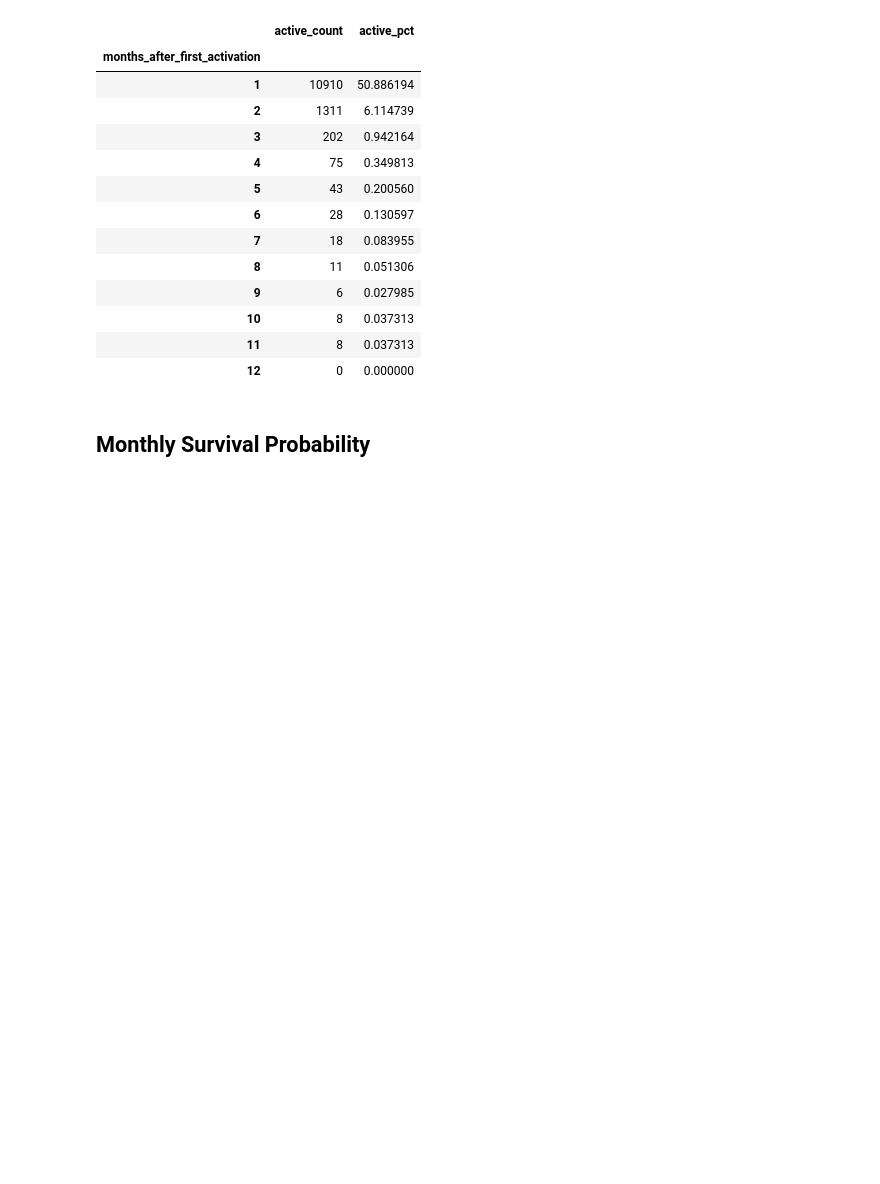
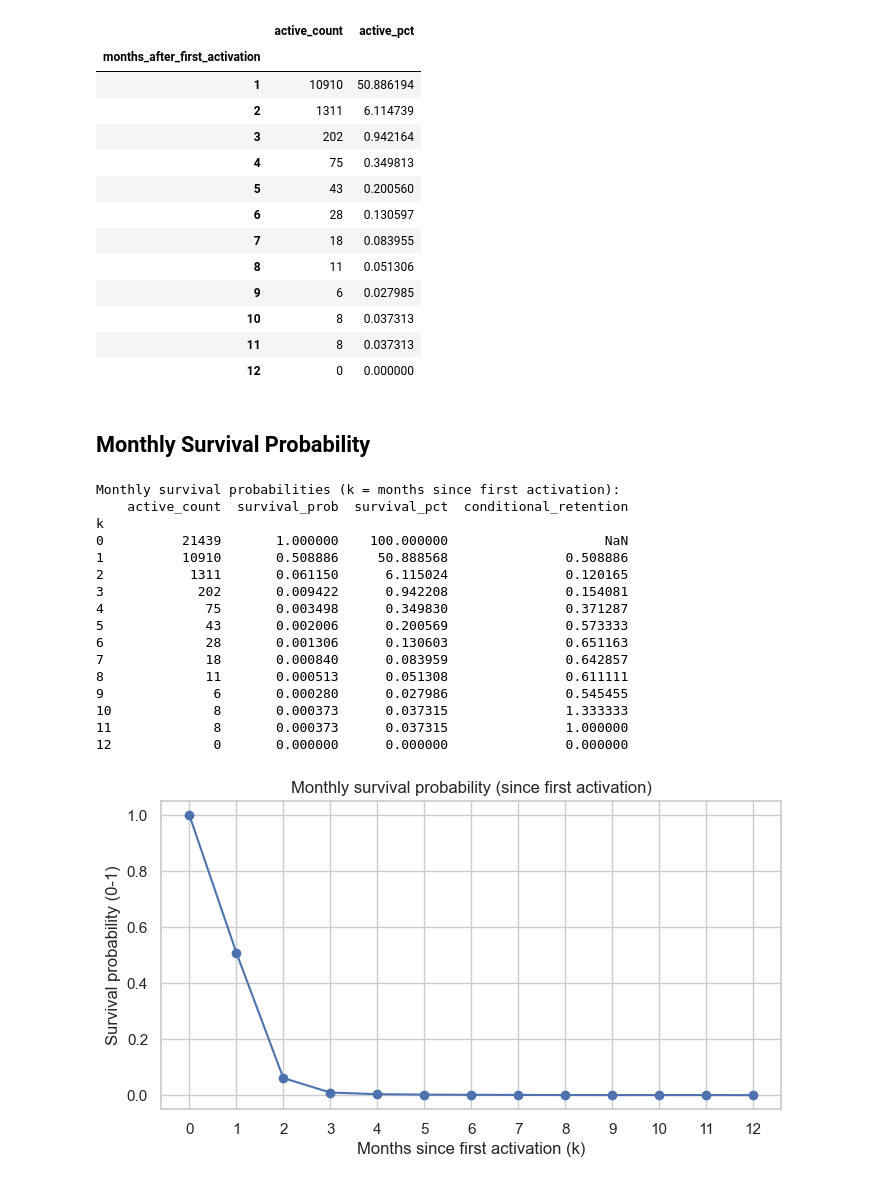
Before and after one commit to giacomomaggiore/netflix-marketing-project, a Jupyter notebook: analysis.ipynb, the cells around one changed output. Cells and saved outputs as stored; diff of their text form; code cells hidden in the pictures; blank space fills up the shorter version.

Commit message:
survival prov

```diff
--- a/analysis.ipynb
+++ b/analysis.ipynb
@@ -401,4 +401,70 @@ Percent of users active after k months since first activation:
 # %% [markdown]
 ## Monthly Survival Probability
 # %%
-#monthly Survival Probability
+# Monthly survival probabilities (k = 0..12) since first activation
+import numpy as np
+import matplotlib.pyplot as plt
+
+# Binary active table: active = content >= 1
+df_active = data.copy()
+df_active['active'] = (df_active['content'].fillna(0) >= 1).astype(int)
+df_active = df_active[df_active['active'] == 1][['user','period']].drop_duplicates()
+
+# First active period per user
+first_active = df_active.groupby('user')['period'].min()
+users = first_active.index.to_numpy()
+n_users = len(users)
+
+rows = []
+for k in range(0, 13):
+    # target period per user (Period + int aggiunge mesi correttamente e gestisce cambio anno)
+    target_periods = (first_active + k).reindex(users)
+    left = pd.DataFrame({'user': users, 'target_period': target_periods.values})
+    # merge per verificare attività in target_period
+    merged = left.merge(df_active, left_on=['user','target_period'], right_on=['user','period'], how='left', indicator=True)
+    active_count = int((merged['_merge'] == 'both').sum())
+    survival_prob = active_count / n_users if n_users > 0 else np.nan
+    rows.append({
+        'k': k,
+        'active_count': active_count,
+        'survival_prob': survival_prob,
+        'survival_pct': survival_prob * 100 if not np.isnan(survival_prob) else np.nan
+    })
+
+survival_df = pd.DataFrame(rows).set_index('k')
+# Conditional month-to-month retention
+survival_df['conditional_retention'] = survival_df['survival_prob'] / survival_df['survival_prob'].shift(1)
+
+print('Monthly survival probabilities (k = months since first activation):')
+print(survival_df)
+
+# Plot survival curve
+plt.figure(figsize=(8,4))
+plt.plot(survival_df.index, survival_df['survival_prob'], marker='o')
+plt.title('Monthly survival probability (since first activation)')
+plt.xlabel('Months since first activation (k)')
+plt.ylabel('Survival probability (0-1)')
+plt.xticks(survival_df.index)
+plt.grid(True)
+plt.show()
+
+# expose survival_df for downstream analysis
+survival_df
+# %% [output]
+Monthly survival probabilities (k = months since first activation):
+    active_count  survival_prob  survival_pct  conditional_retention
+k
+0          21439       1.000000    100.000000                    NaN
+1          10910       0.508886     50.888568               0.508886
+2           1311       0.061150      6.115024               0.120165
+3            202       0.009422      0.942208               0.154081
+4             75       0.003498      0.349830               0.371287
+5             43       0.002006      0.200569               0.573333
+6             28       0.001306      0.130603               0.651163
+7             18       0.000840      0.083959               0.642857
+8             11       0.000513      0.051308               0.611111
+9              6       0.000280      0.027986               0.545455
+10             8       0.000373      0.037315               1.333333
+11             8       0.000373      0.037315               1.000000
+12             0       0.000000      0.000000               0.000000
+[figure, added]
```
Also changed, not shown: parts of 1 cell of this notebook.
